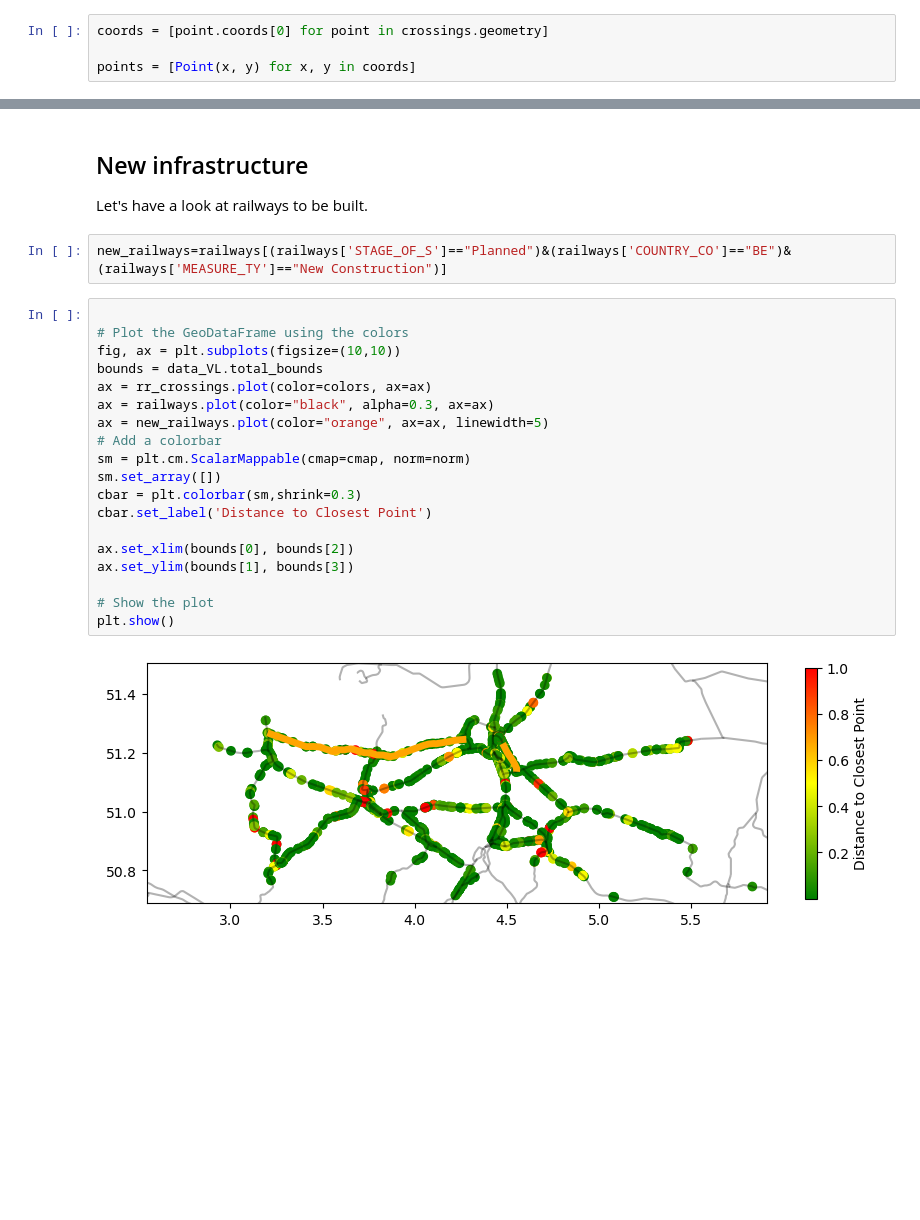
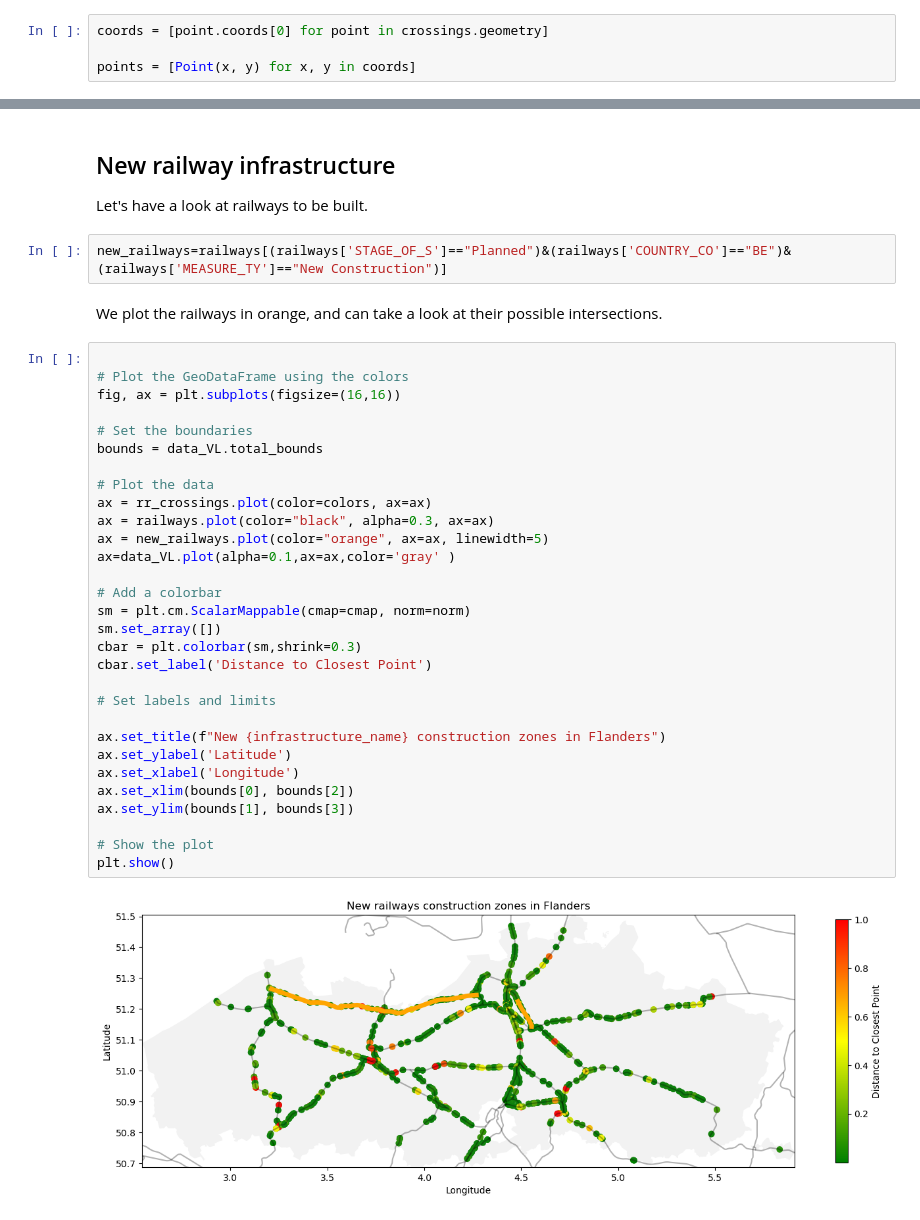
Before and after one commit to sedat01/Agilytic-hackathon, a Jupyter notebook: crossing_points.ipynb, the cells around one changed output, grey strips where cells are left out. Drawn from its saved outputs; the diff is of its cells as text; blank space fills up the shorter version.

```diff
--- a/crossing_points.ipynb
+++ b/crossing_points.ipynb
@@ -153,29 +180,42 @@ plt.show()
 # %% [output]
 [figure]
 # %% [markdown]
-## New infrastructure
+## New railway infrastructure
 
 Let's have a look at railways to be built.
 # %%
 new_railways=railways[(railways['STAGE_OF_S']=="Planned")&(railways['COUNTRY_CO']=="BE")&(railways['MEASURE_TY']=="New Construction")]
+# %% [markdown]
+We plot the railways in orange, and can take a look at their possible intersections.
 # %%
 
 # Plot the GeoDataFrame using the colors
-fig, ax = plt.subplots(figsize=(10,10))
+fig, ax = plt.subplots(figsize=(16,16))
+
+# Set the boundaries
 bounds = data_VL.total_bounds
+
+# Plot the data
 ax = rr_crossings.plot(color=colors, ax=ax)
 ax = railways.plot(color="black", alpha=0.3, ax=ax)
 ax = new_railways.plot(color="orange", ax=ax, linewidth=5)
+ax=data_VL.plot(alpha=0.1,ax=ax,color='gray' )
+
 # Add a colorbar
 sm = plt.cm.ScalarMappable(cmap=cmap, norm=norm)
 sm.set_array([])
 cbar = plt.colorbar(sm,shrink=0.3)
 cbar.set_label('Distance to Closest Point')
 
+# Set labels and limits
+
+ax.set_title(f"New {infrastructure_name} construction zones in Flanders")
+ax.set_ylabel('Latitude')
+ax.set_xlabel('Longitude')
 ax.set_xlim(bounds[0], bounds[2])
 ax.set_ylim(bounds[1], bounds[3])
 
 # Show the plot
 plt.show()
 # %% [output]
-[figure, old version]
+[figure, new version]
```
Also changed, not shown: parts of 12 cells of this notebook.
